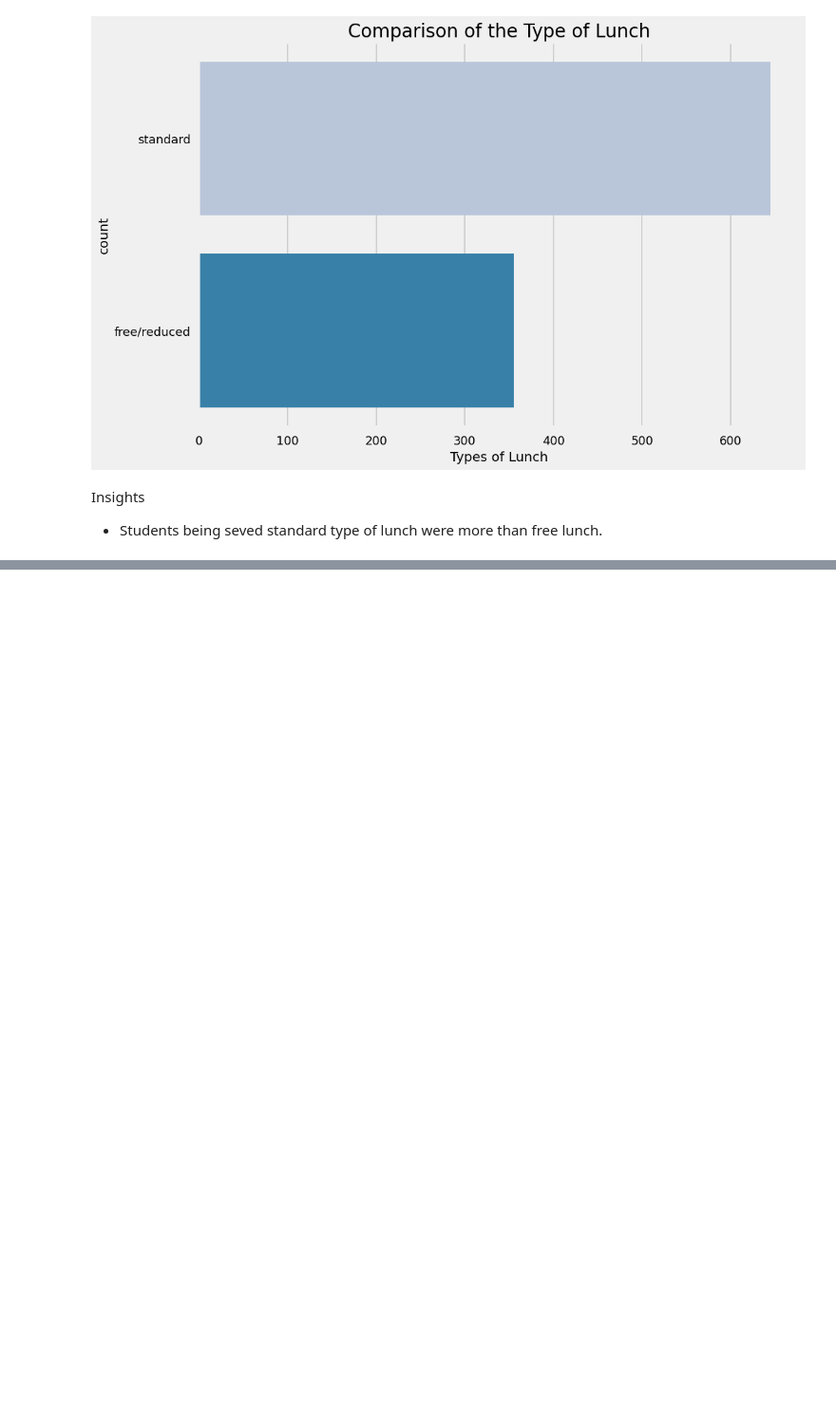
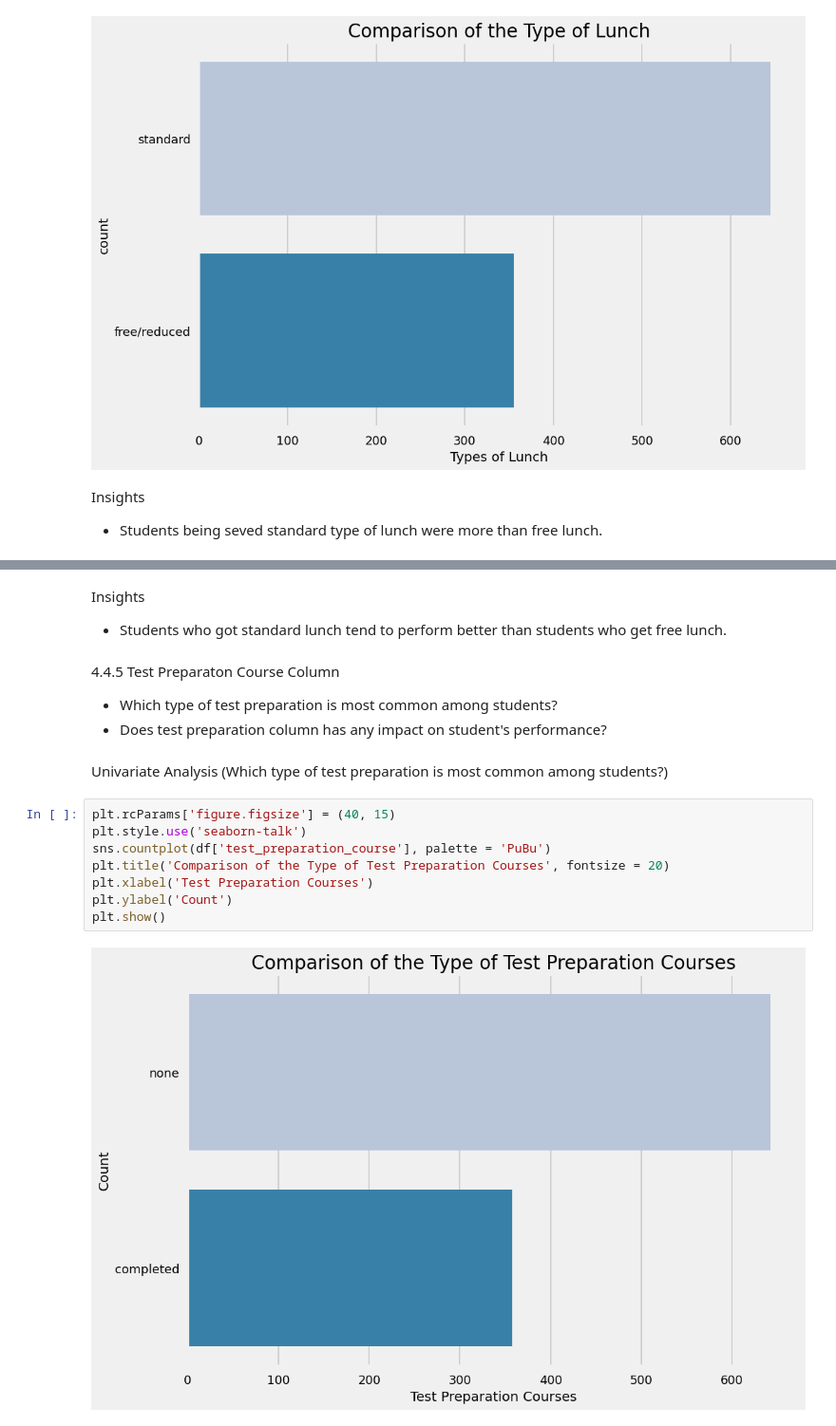
Before and after one commit to cyrolux123/ML-Project, a Jupyter notebook: notebook/EDA.ipynb, the cells around one changed output, grey strips where cells are left out. Shown at 95% size. Saved outputs shown, nothing was run; the diff lists cells and outputs as text; blank space fills up the shorter version.

```diff
--- a/notebook/EDA.ipynb
+++ b/notebook/EDA.ipynb
@@ -548,0 +557,19 @@ Insights
+# %% [markdown]
+Insights
+- Students who got standard lunch tend to perform better than students who get free lunch.
+# %% [markdown]
+4.4.5 Test Preparaton Course Column
+- Which type of test preparation is most common among students?
+- Does test preparation column has any impact on student's performance?
+# %% [markdown]
+Univariate Analysis (Which type of test preparation is most common among students?)
+# %%
+plt.rcParams['figure.figsize'] = (40, 15)
+plt.style.use('seaborn-talk')
+sns.countplot(df['test_preparation_course'], palette = 'PuBu')
+plt.title('Comparison of the Type of Test Preparation Courses', fontsize = 20)
+plt.xlabel('Test Preparation Courses')
+plt.ylabel('Count')
+plt.show()
+# %% [output]
+[figure, added]
```
Also changed, not shown: parts of 12 cells of this notebook.
